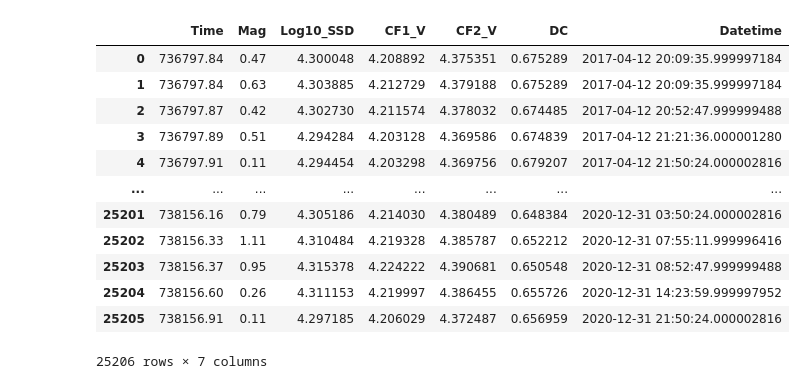
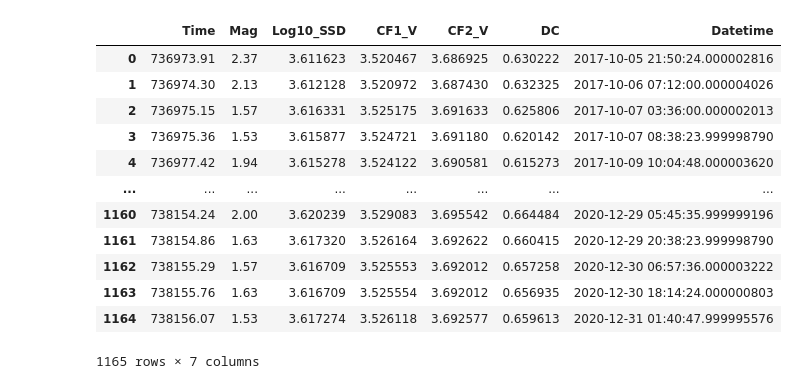
Before and after one commit to Janexo0/SSD_DC_Earthquake_analysys, a Jupyter notebook: creating_plots_and_csv_files.ipynb, the cells around one changed output. Cells and saved outputs as stored; diff of their text form; code cells hidden in the pictures.

```diff
--- a/creating_plots_and_csv_files.ipynb
+++ b/creating_plots_and_csv_files.ipynb
@@ -44,42 +47,42 @@ _catalog = 'USCB_Ziemowit_catalog'
 # %%
-_catalog = 'USCB_Ziemowit_catalog'
+_catalog = 'USCB_Ziemowit_MTR-1.5'
 
 core_name = f'{_catalog}_100ev.txt'
 #directory = f'{_catalog}_catalog'
-directory = f'episodes'
+directory = f'Ziemowit'
 path = f'data/SSD_DC_new/{directory}/'
 clean_name = os.path.splitext(core_name)[0]
 
 
 df1 = pd.read_csv(f"{path}SSD_{core_name}", sep='\s+', header=None,
                   names=['Time', 'Mag', 'Log10_SSD', 'CF1_V', 'CF2_V'])
 
 df2 = pd.read_csv(f"{path}DC_{core_name}", sep='\s+', header=None,
                   names=['Time', 'DC'])
 
 # df = pd.merge(df1, df2, on='Time', how='outer')
 
 # żeby uniknąć dwóch magnitud - bierzemy te z ssd pliku
 df = pd.merge(df1, df2[['Time', 'DC']], on='Time', how='inner')
 
 df['Datetime'] = pd.to_datetime(df['Time'] - 719529, unit='D')
 #df['Log10_Wynik'] = np.log10(df['SSD'])
 
 df
 # %% [output]
 |  | Time | Mag | Log10_SSD | CF1_V | CF2_V | DC | Datetime |
-| 0 | 736797.84 | 0.47 | 4.300048 | 4.208892 | 4.375351 | 0.675289 | 2017-04-12 20:09:35.999997184 |
-| 1 | 736797.84 | 0.63 | 4.303885 | 4.212729 | 4.379188 | 0.675289 | 2017-04-12 20:09:35.999997184 |
-| 2 | 736797.87 | 0.42 | 4.302730 | 4.211574 | 4.378032 | 0.674485 | 2017-04-12 20:52:47.999999488 |
-| 3 | 736797.89 | 0.51 | 4.294284 | 4.203128 | 4.369586 | 0.674839 | 2017-04-12 21:21:36.000001280 |
-| 4 | 736797.91 | 0.11 | 4.294454 | 4.203298 | 4.369756 | 0.679207 | 2017-04-12 21:50:24.000002816 |
+| 0 | 736973.91 | 2.37 | 3.611623 | 3.520467 | 3.686925 | 0.630222 | 2017-10-05 21:50:24.000002816 |
+| 1 | 736974.30 | 2.13 | 3.612128 | 3.520972 | 3.687430 | 0.632325 | 2017-10-06 07:12:00.000004026 |
+| 2 | 736975.15 | 1.57 | 3.616331 | 3.525175 | 3.691633 | 0.625806 | 2017-10-07 03:36:00.000002013 |
+| 3 | 736975.36 | 1.53 | 3.615877 | 3.524721 | 3.691180 | 0.620142 | 2017-10-07 08:38:23.999998790 |
+| 4 | 736977.42 | 1.94 | 3.615278 | 3.524122 | 3.690581 | 0.615273 | 2017-10-09 10:04:48.000003620 |
 | ... | ... | ... | ... | ... | ... | ... | ... |
-| 25201 | 738156.16 | 0.79 | 4.305186 | 4.214030 | 4.380489 | 0.648384 | 2020-12-31 03:50:24.000002816 |
-| 25202 | 738156.33 | 1.11 | 4.310484 | 4.219328 | 4.385787 | 0.652212 | 2020-12-31 07:55:11.999996416 |
-| 25203 | 738156.37 | 0.95 | 4.315378 | 4.224222 | 4.390681 | 0.650548 | 2020-12-31 08:52:47.999999488 |
-| 25204 | 738156.60 | 0.26 | 4.311153 | 4.219997 | 4.386455 | 0.655726 | 2020-12-31 14:23:59.999997952 |
-| 25205 | 738156.91 | 0.11 | 4.297185 | 4.206029 | 4.372487 | 0.656959 | 2020-12-31 21:50:24.000002816 |
+| 1160 | 738154.24 | 2.00 | 3.620239 | 3.529083 | 3.695542 | 0.664484 | 2020-12-29 05:45:35.999999196 |
+| 1161 | 738154.86 | 1.63 | 3.617320 | 3.526164 | 3.692622 | 0.660415 | 2020-12-29 20:38:23.999998790 |
+| 1162 | 738155.29 | 1.57 | 3.616709 | 3.525553 | 3.692012 | 0.657258 | 2020-12-30 06:57:36.000003222 |
+| 1163 | 738155.76 | 1.63 | 3.616709 | 3.525554 | 3.692012 | 0.656935 | 2020-12-30 18:14:24.000000803 |
+| 1164 | 738156.07 | 1.53 | 3.617274 | 3.526118 | 3.692577 | 0.659613 | 2020-12-31 01:40:47.999995576 |
-25206 rows × 7 columns
+1165 rows × 7 columns
 # %%
 output_dir = f'wykresy/{_catalog}/'
 
```
Also changed, not shown: parts of 5 cells of this notebook, 38 other files.
